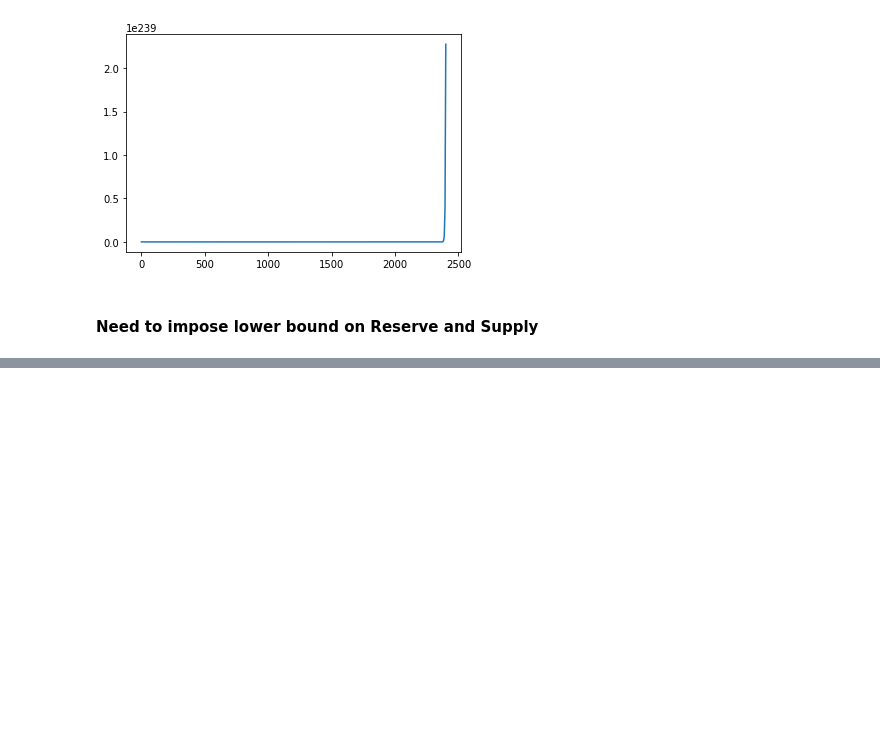
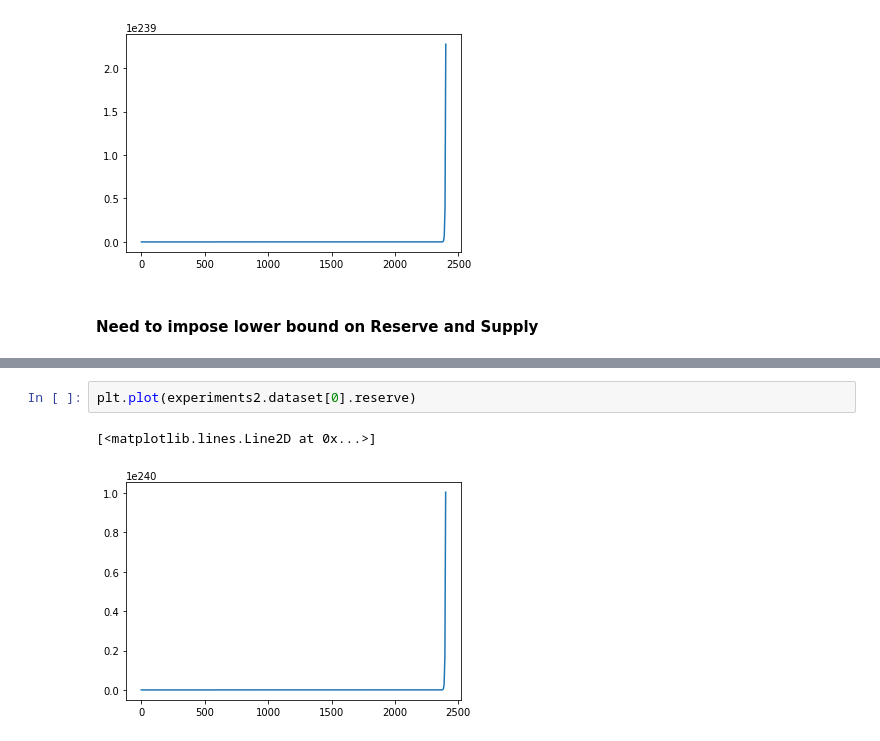
Before and after one commit to BlockScience/Risk-Adjusted-Bonding-Curves, a Jupyter notebook: Model/bondingcurve_tests.ipynb, the cells around one changed output, grey strips where cells are left out. Cells and saved outputs as stored; diff of their text form; blank space fills up the shorter version.

Commit message:
testing bonding curve w/o attestations

```diff
--- a/Model/bondingcurve_tests.ipynb
+++ b/Model/bondingcurve_tests.ipynb
@@ -64,0 +94,5 @@ Configurations: [<cadCAD.configuration.Configuration object at 0x...>]
+# %%
+plt.plot(experiments2.dataset[0].reserve)
+# %% [output]
+[<matplotlib.lines.Line2D at 0x...>]
+[figure, added]
```
Also changed, not shown: parts of 6 cells of this notebook, 4 other files.
